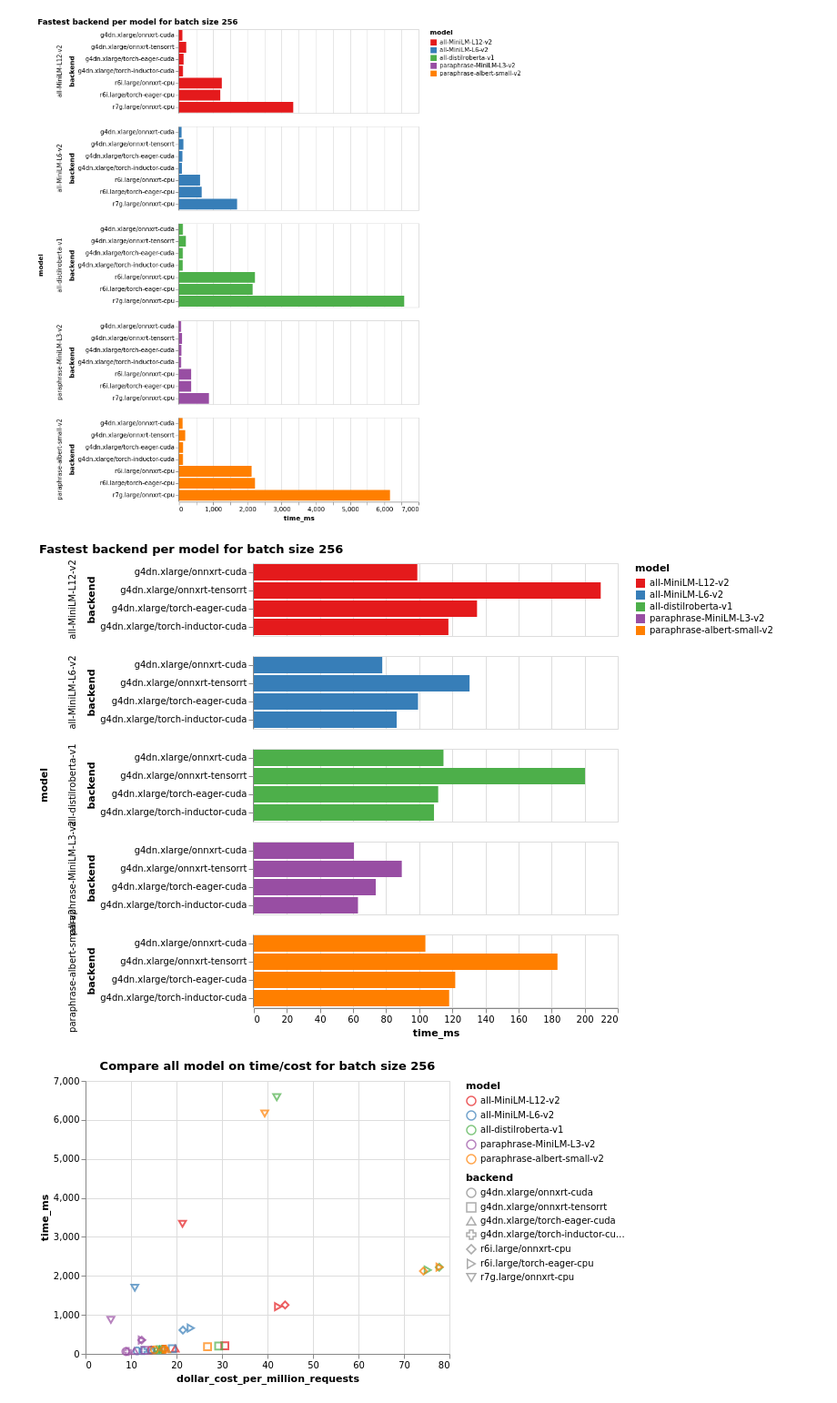
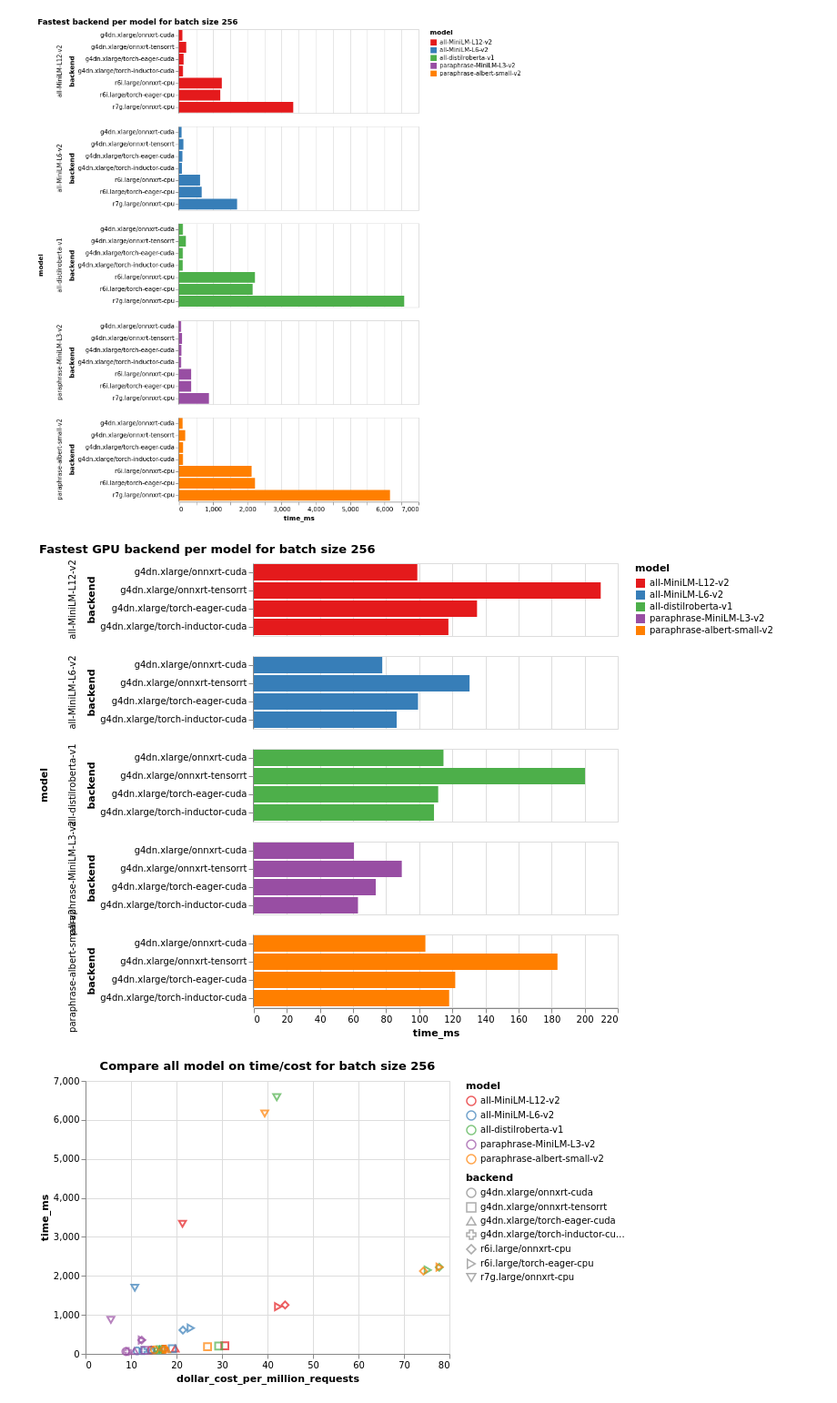
Before and after one commit to octoml/octoml-profile, a Jupyter notebook: examples/sentence_transformers/SentenceTransformerEval.ipynb, the cells around one changed output. Shown at 91% size. Drawn from its saved outputs; the diff is of its cells as text; code cells hidden in the pictures.

Commit message:
update title

```diff
--- a/examples/sentence_transformers/SentenceTransformerEval.ipynb
+++ b/examples/sentence_transformers/SentenceTransformerEval.ipynb
@@ -207,17 +207,17 @@ alt.Chart(df[df['batch_size'] == 256]).mark_bar().encode(
 # %%
 df_256 = df[df['batch_size'] == 256]
 df_256_cpu = df_256[df_256['backend'].str.contains('cpu') == False]
 alt.Chart(df_256_cpu).mark_bar().encode(
     y='backend',
     x='time_ms',
     color='model',
     row='model',
-).properties(title='Fastest backend per model for batch size 256'
+).properties(title='Fastest GPU backend per model for batch size 256'
 ).configure_range(
     category={'scheme': 'set1'}
 )
 # %% [output]
-[figure, old version]
+[figure, new version]
 # %%
 alt.Chart(df[df['batch_size'] == 256]).mark_point(size=60).encode(
     x='dollar_cost_per_million_requests',
```
